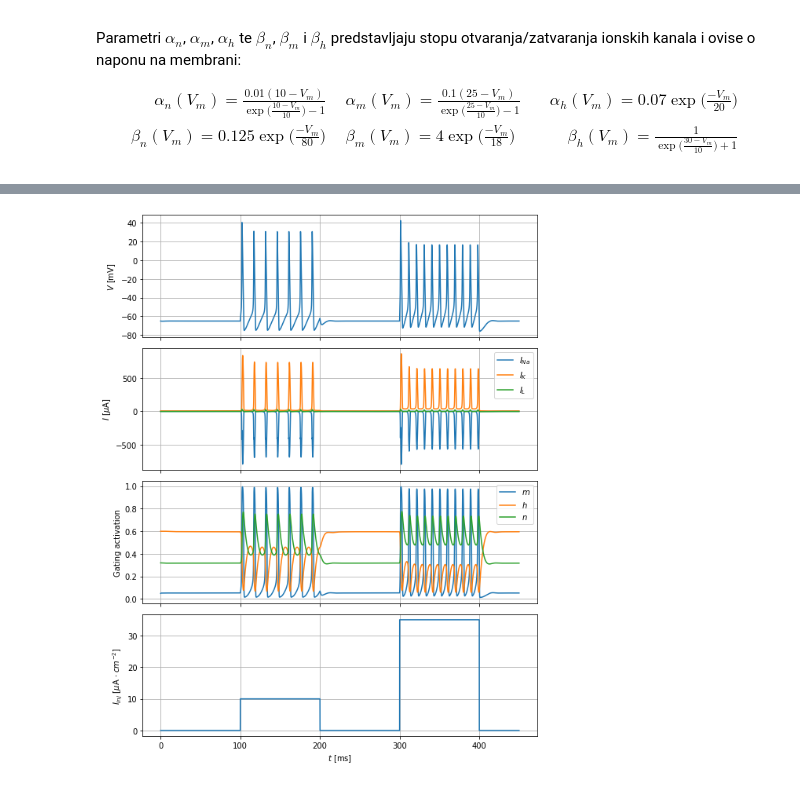
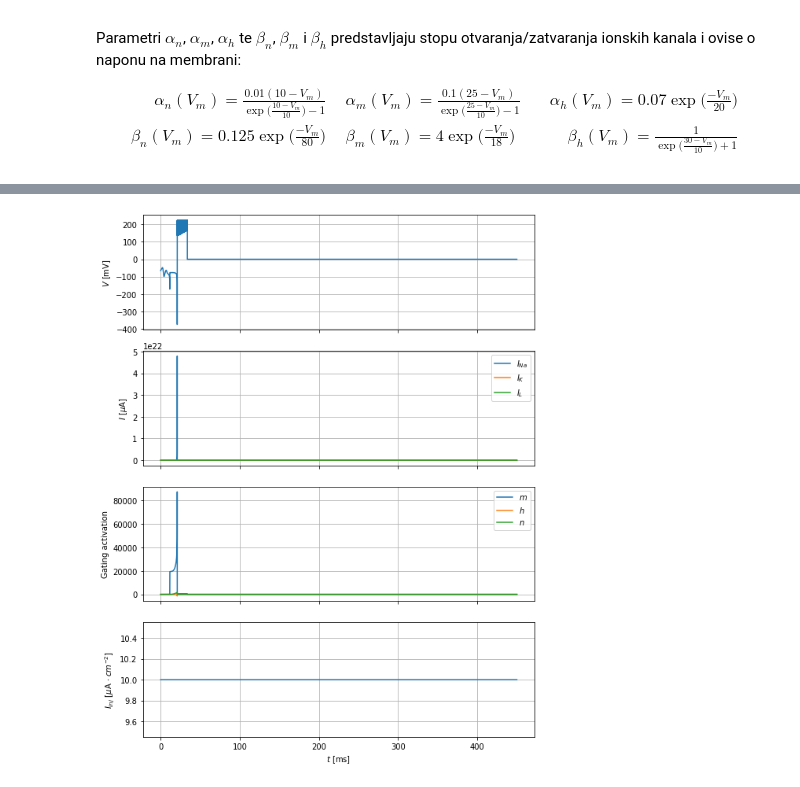
Before and after one commit to akapet00/teaching, a Jupyter notebook: emc_512/src/05-lab-ex.ipynb, the cells around one changed output, grey strips where cells are left out. Drawn from its saved outputs; the diff is of its cells as text; code cells hidden in the pictures.

```diff
--- a/emc_512/src/05-lab-ex.ipynb
+++ b/emc_512/src/05-lab-ex.ipynb
@@ -90,16 +150,28 @@ from neuron_model import HodgkinHuxley
 # %%
-C_m = 1.0  # membrane capacitance [F/cm^2]
-g_Na = 120.0  # Sodium (Na) maximum conductances [mS/cm^2]
-g_K  = 36.0  # Postassium (K) maximum conductances [mS/cm^2]
-g_L  = 0.3  # Leak maximum conductances [mS/cm^2]
-E_Na = 50.0  # Sodium (Na) reversal potentials [mV]
-E_K  = -77.0  # Postassium (K) reversal potentials [mV]
+"""empirical values for HH model parameters"""
+C_m = 1.0       # membrane capacitance [F/cm^2]
+g_Na = 120.0    # Sodium (Na) maximum conductances [mS/cm^2]
+g_K  = 36.0     # Postassium (K) maximum conductances [mS/cm^2]
+g_L  = 0.3      # Leak maximum conductances [mS/cm^2]
+E_Na = 50.0     # Sodium (Na) reversal potentials [mV]
+E_K  = -77.0    # Postassium (K) reversal potentials [mV]
 E_L  = -54.387  # Leak reversal potentials [mV]
 
-initial_conds = [-65, 0.05, 0.6, 0.32]  # [resting potential or V_m_0, m_0, h_0, n_0]
-t = np.arange(0.0, 450.0, 0.01)  # simulation time [ms]
+"""injected current density [uA/cm^2]"""
+I_inj = lambda t: 10
+
+"""[V_m(t=0), phi(t=0), m(t=0), h(t=0), n(t=0)]"""
+initial_conds = [-65, -0.1, 0.05, 0.6, 0.32]
+
+"""simulation time [ms]"""
+t = np.arange(0.0, 450.0, 0.01)
 # %%
-model = HodgkinHuxley(C_m, g_Na, g_K, g_L, E_Na, E_K, E_L)
-V, m, h, n, ina, ik, il, iinj = model.simulate(initial_conds, t, ret=True, viz=True)
+model = HodgkinHuxley(C_m, g_Na, g_K, g_L, E_Na, E_K, E_L, I_inj)
+V, phi, m, h, n, ina, ik, il, iinj = model.simulate(
+    initial_conds=initial_conds,
+    t=t,
+    induction_params=(0.4, 0.02, 0.01, 0.001, 0.01),
+    ret=True,
+    viz=True)
 # %% [output]
-[figure, old version]
+[figure, new version]
```
Also changed, not shown: parts of 6 cells of this notebook, 1 other file.
